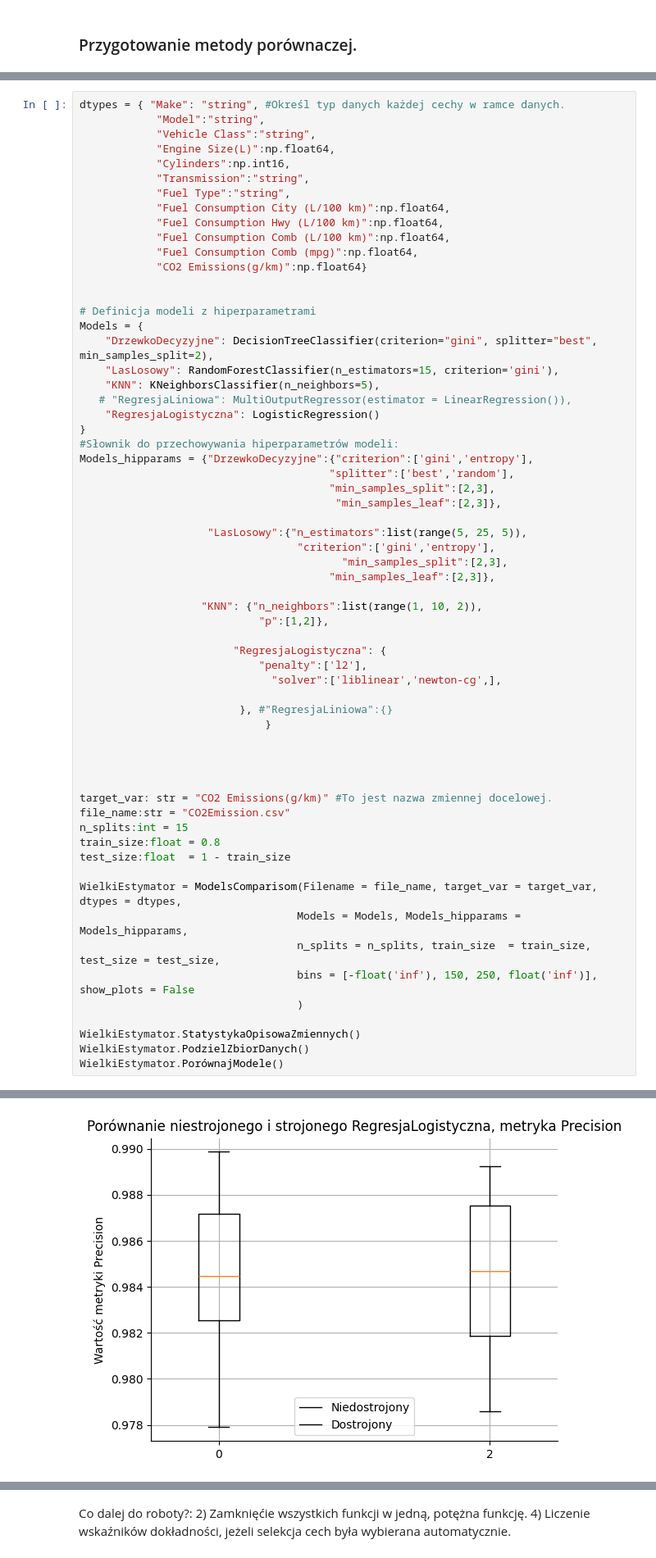
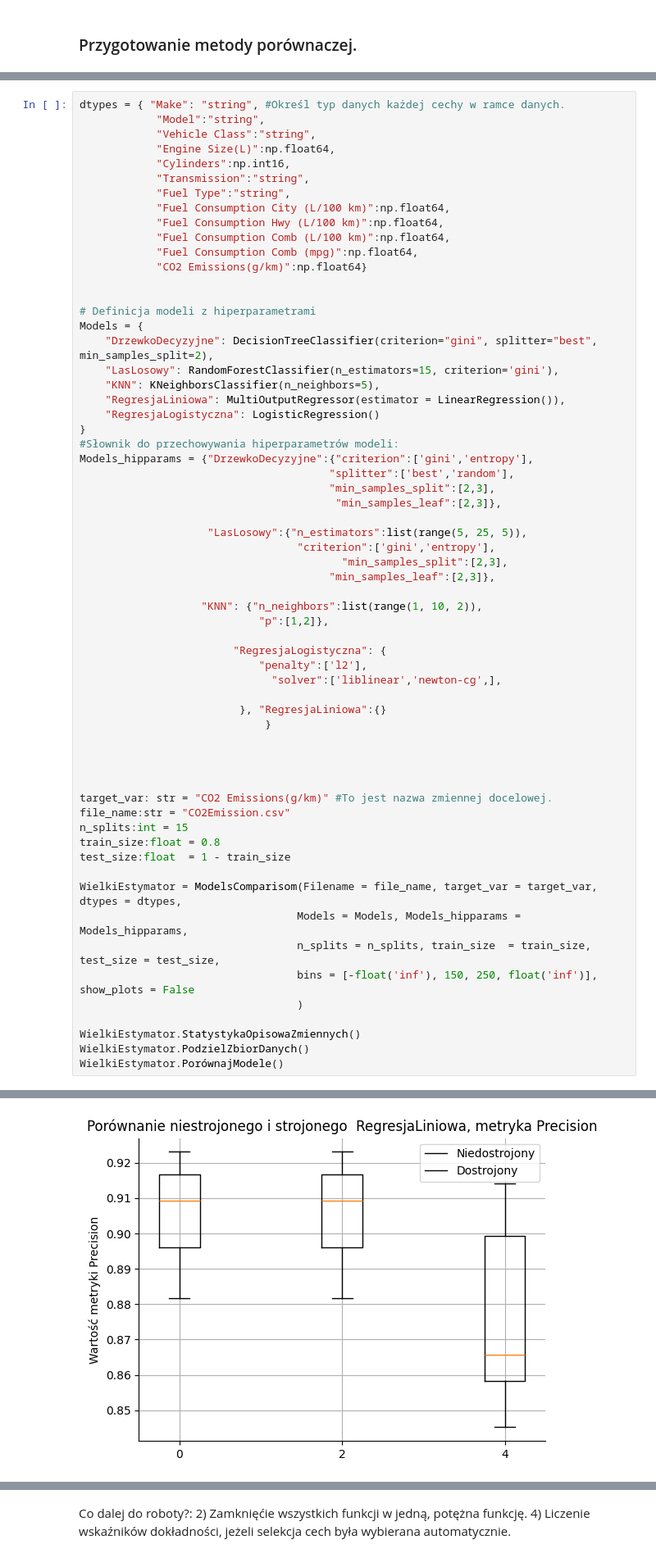
Before and after one commit to Pawel-Tomasz-Nowak/Scientific-collaboration, a Jupyter notebook: AnalizaEmisyjnosci.ipynb, the cells around one changed output, grey strips where cells are left out. Shown at 82% size. Cells and saved outputs as stored; diff of their text form.

```diff
--- a/AnalizaEmisyjnosci.ipynb
+++ b/AnalizaEmisyjnosci.ipynb
@@ -992,7 +1000,7 @@ Models = {
     "DrzewkoDecyzyjne": DecisionTreeClassifier(criterion="gini", splitter="best", min_samples_split=2),
     "LasLosowy": RandomForestClassifier(n_estimators=15, criterion='gini'),
     "KNN": KNeighborsClassifier(n_neighbors=5),
-   # "RegresjaLiniowa": MultiOutputRegressor(estimator = LinearRegression()),
+    "RegresjaLiniowa": MultiOutputRegressor(estimator = LinearRegression()),
     "RegresjaLogistyczna": LogisticRegression()
 }
 #Słownik do przechowywania hiperparametrów modeli:
@@ -1013,7 +1021,7 @@ Models_hipparams = {"DrzewkoDecyzyjne":{"criterion":['gini','entropy'],
                             "penalty":['l2'],
                               "solver":['liblinear','newton-cg',],
 
-                         }, #"RegresjaLiniowa":{}
+                         }, "RegresjaLiniowa":{}
                              }
 
 
@@ -1044 +1052 @@ WielkiEstymator.PorównajModele()
-[figure, old version]
+[figure, new version]
```
Also changed, not shown: parts of 4 cells of this notebook.
